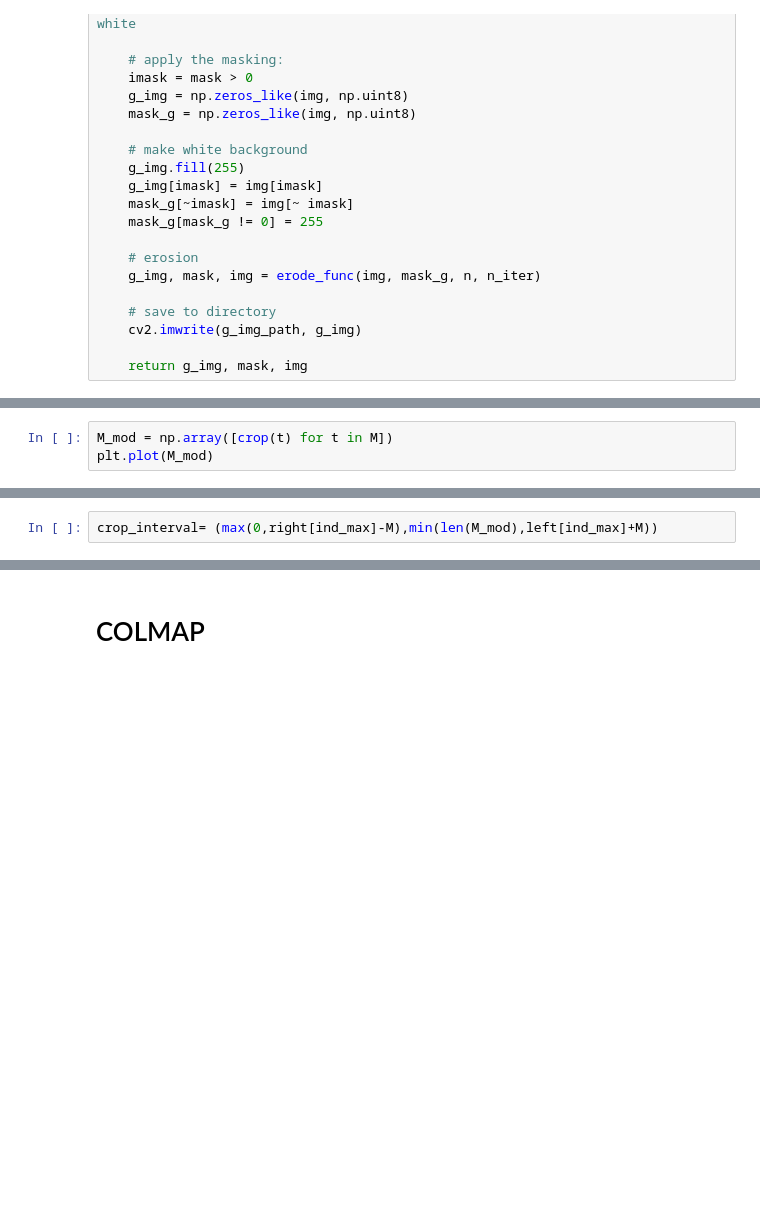
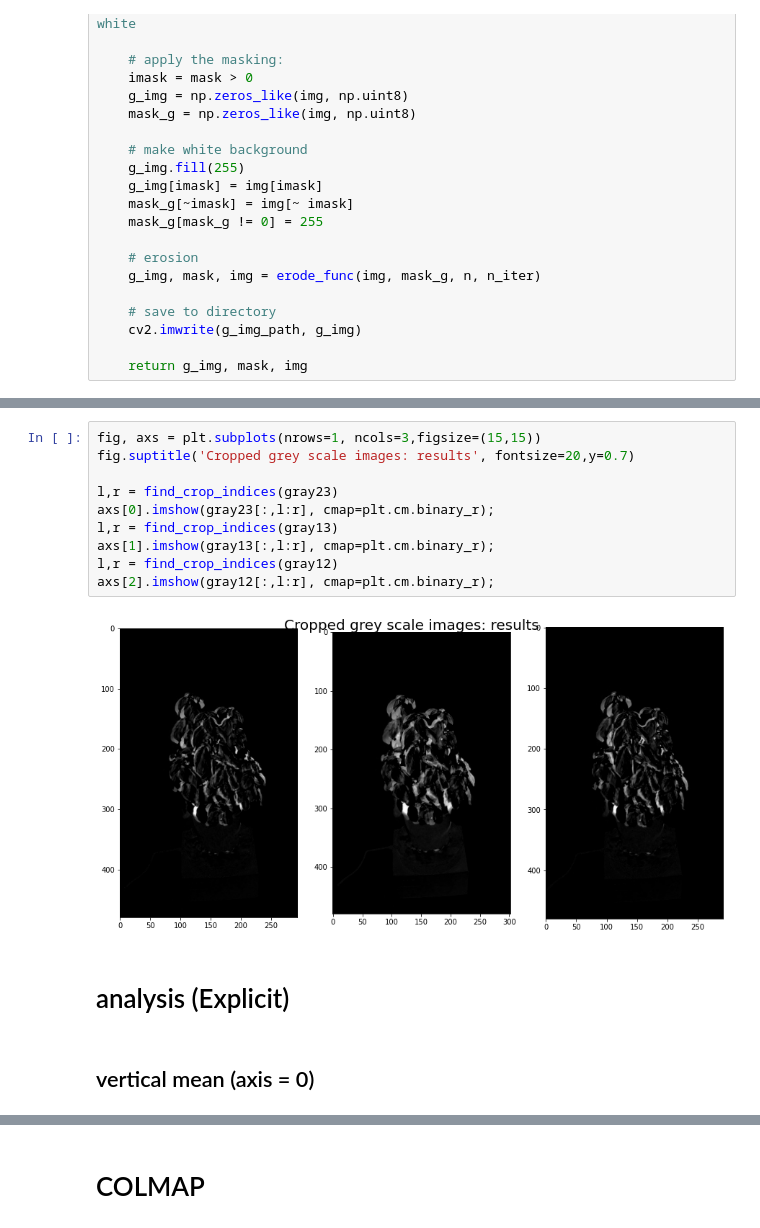
Before and after one commit to Lite-Fog/raspi-plant, a Jupyter notebook: dev_colmap_az.ipynb, the cells around one changed output, grey strips where cells are left out. Drawn from its saved outputs; the diff is of its cells as text; blank space fills up the shorter version.

```diff
--- a/dev_colmap_az.ipynb
+++ b/dev_colmap_az.ipynb
@@ -261,3 +138,0 @@ plt.plot(M)
-# %%
-M_mod = np.array([crop(t) for t in M])
-plt.plot(M_mod)
@@ -310,2 +138,0 @@ M=100
-# %%
-crop_interval= (max(0,right[ind_max]-M),min(len(M_mod),left[ind_max]+M))
@@ -379,0 +284,16 @@ imshow(d_grey_diff["56"][2])
+# %%
+fig, axs = plt.subplots(nrows=1, ncols=3,figsize=(15,15))
+fig.suptitle('Cropped grey scale images: results', fontsize=20,y=0.7)
+
+l,r = find_crop_indices(gray23)
+axs[0].imshow(gray23[:,l:r], cmap=plt.cm.binary_r);
+l,r = find_crop_indices(gray13)
+axs[1].imshow(gray13[:,l:r], cmap=plt.cm.binary_r);
+l,r = find_crop_indices(gray12)
+axs[2].imshow(gray12[:,l:r], cmap=plt.cm.binary_r);
+# %% [output]
+[figure, added]
+# %% [markdown]
+# analysis (Explicit)
+# %% [markdown]
+## vertical mean (axis = 0)
```
Also changed, not shown: parts of 52 cells of this notebook.
